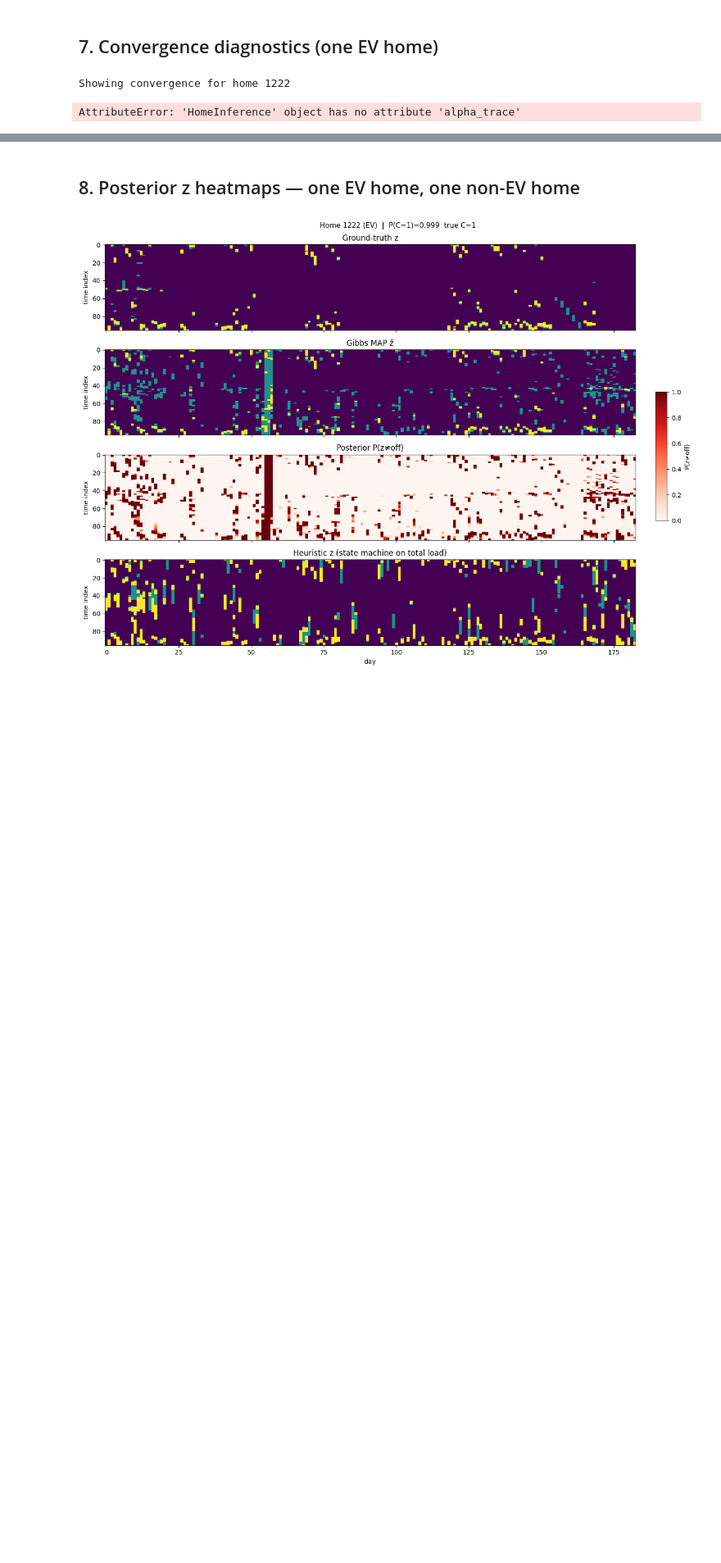
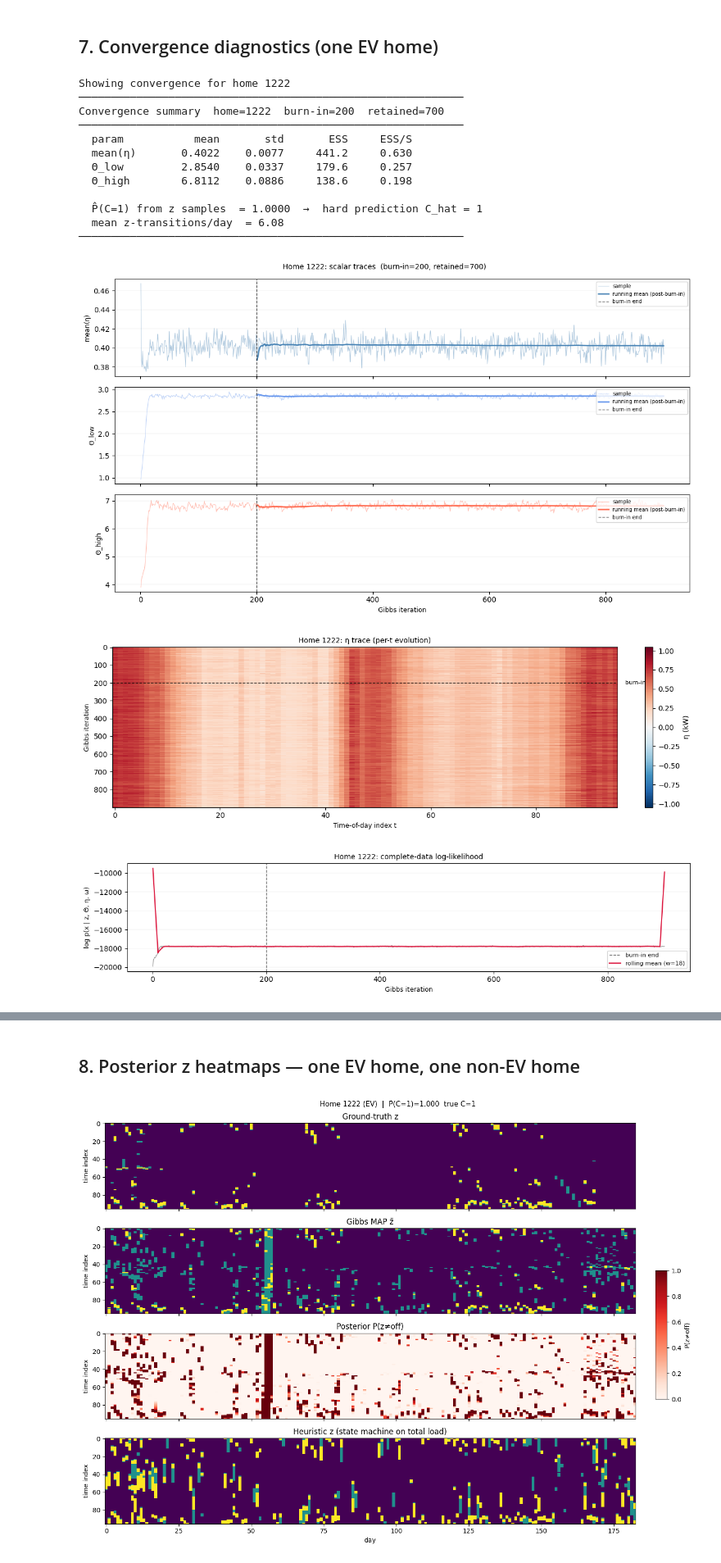
Before and after one commit to jackellishsieh/residential-power-forecasting, a Jupyter notebook: notebooks/jack/infer-model.ipynb, the cells around one changed output, grey strips where cells are left out. Shown at 82% size. Drawn from its saved outputs; the diff is of its cells as text; code cells hidden in the pictures; blank space fills up the shorter version.

```diff
--- a/notebooks/jack/infer-model.ipynb
+++ b/notebooks/jack/infer-model.ipynb
@@ -314,18 +337,31 @@ z confusion — non-EV homes (C_true=0)  (N=0 homes)
 # %%
 ev_hids = [hid for hid in inferences
            if bool(test_df_sub[test_df_sub['home_id']==hid]['has_ev'].iloc[0])]
 diag_hid = ev_hids[0] if ev_hids else next(iter(inferences))
 print(f'Showing convergence for home {diag_hid}')
 
 # Re-run with record_traces=True if not already stored
 # (infer_all sets record_traces=True by default — we check)
 inf_diag = inferences[diag_hid]
-if inf_diag.alpha_trace is not None:
+if inf_diag.eta_trace is not None:
     figs = cvg.plot_all_diagnostics(inf_diag)
     for fig in figs:
         plt.show()
 else:
     print('Traces not recorded (record_traces=False in infer_home call).')
 # %% [output]
 Showing convergence for home 1222
+────────────────────────────────────────────────────────────
+Convergence summary  home=1222  burn-in=200  retained=700
+────────────────────────────────────────────────────────────
+  param           mean       std       ESS     ESS/S
+  mean(η)       0.4022    0.0077     441.2     0.630
+  Θ_low         2.8540    0.0337     179.6     0.257
+  Θ_high        6.8112    0.0886     138.6     0.198
+
+  P̂(C=1) from z samples  = 1.0000  →  hard prediction C_hat = 1
+  mean z-transitions/day  = 6.08
+────────────────────────────────────────────────────────────
-AttributeError: 'HomeInference' object has no attribute 'alpha_trace'
+[figure, added]
+[figure, added]
+[figure, added]
```
Also changed, not shown: parts of 11 cells of this notebook, 4 other files.
